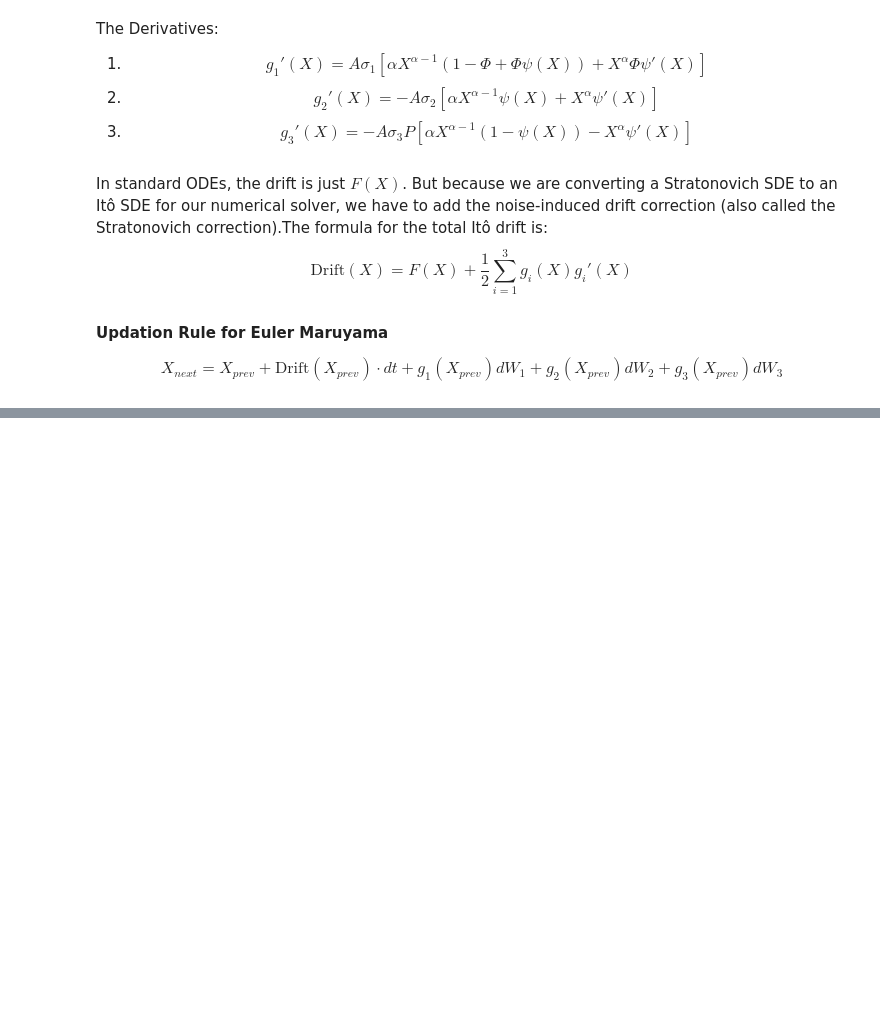
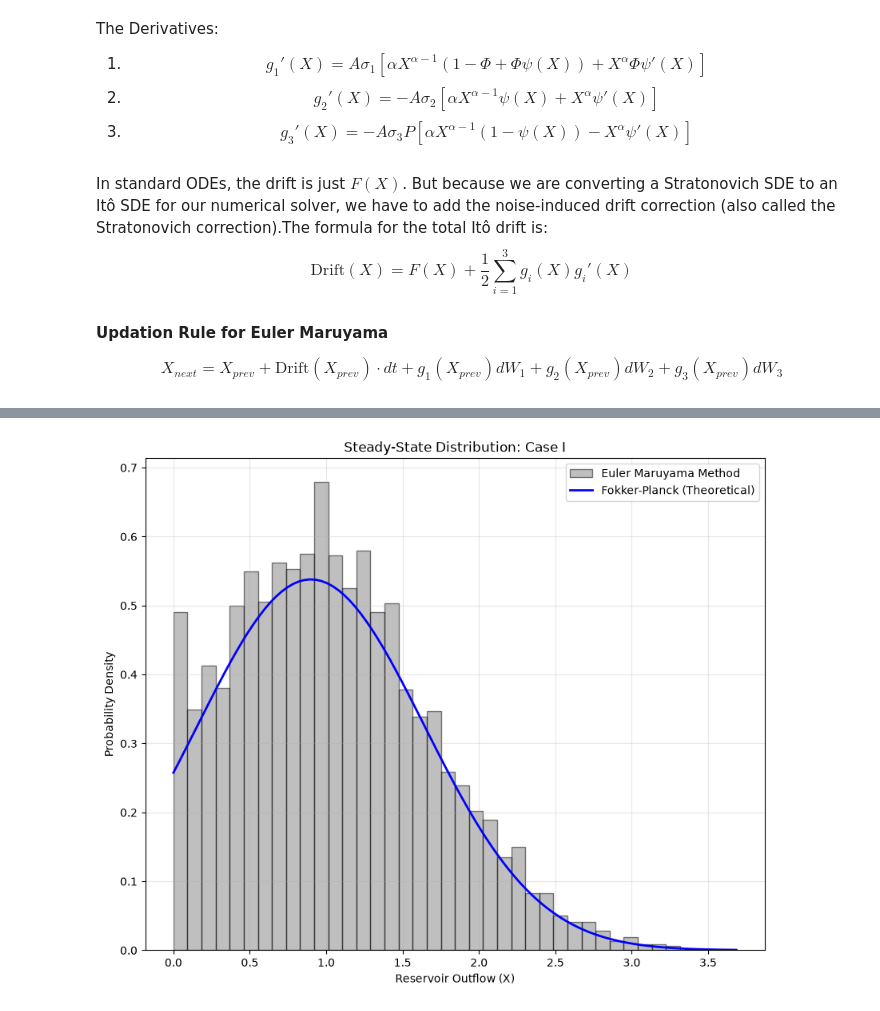
Before and after one commit to AKwasTaken/BrownianDecay, a Jupyter notebook: ProjectNotes/Hydrology/Rough/Hydrology.ipynb, the cells around one changed output, grey strips where cells are left out. Saved outputs shown, nothing was run; the diff lists cells and outputs as text; code cells hidden in the pictures; blank space fills up the shorter version.

```diff
--- a/ProjectNotes/Hydrology/Rough/Hydrology.ipynb
+++ b/ProjectNotes/Hydrology/Rough/Hydrology.ipynb
@@ -179,0 +218,43 @@ Error:
+# %%
+def fp_validate(X, p: Hydrology, case):
+    final_path = X[-1, :]
+    plt.figure(figsize = (10,8))
+    plt.hist(final_path, bins=40, density = True, alpha = 0.5, color = 'grey',
+             edgecolor = 'black', label = 'Euler Maruyama Method')
+    # Different cases
+    if case == "I":
+        theoretical_mean = p.P - p.E
+        theoretical_var = 0.55 * p.a_p
+    elif case == "II":
+        theoretical_mean = (1 - p.Phi) * p.P
+        theoretical_var = 0.095 * p.a_p
+    else:
+        print("Invali Input")
+
+    theoretical_std = np.sqrt(theoretical_var)
+    x_axis = np.linspace(min(final_path), max(final_path), 100)
+    fp_pdf = sp.stats.norm.pdf(x_axis, theoretical_mean, theoretical_std)
+
+    plt.plot(x_axis, fp_pdf, color='blue', linewidth=2, label='Fokker-Planck (Theoretical)')
+    plt.title(f'Steady-State Distribution: Case {case}')
+    plt.xlabel('Reservoir Outflow (X)')
+    plt.ylabel('Probability Density')
+    plt.legend()
+    plt.grid(True, alpha=0.3)
+    plt.show()
+# %%
+p_case1 = Hydrology(
+    c=1.0, e=0.0, Phi=0.0, sigma_3=0.0,
+    P=1.0, E=0.1, a_p=1.0,
+    sigma_1=1.0,
+    sigma_2=np.sqrt(0.1),                # UPDATED: \sigma_E^2 = 0.1
+    alpha=0.0, beta=1.0, gamma=1.0,
+    A=1.0, B=0.0
+)
+# Run simulation
+X = EulerMaruyama(X0=0.5, p=p_case1, T=10.0, N=1000, M=5000)
+
+# Plot validation
+fp_validate(X, p_case1, case="I")
+# %% [output]
+[figure, added]
```
Also changed, not shown: parts of 41 cells of this notebook, 1 other file.
